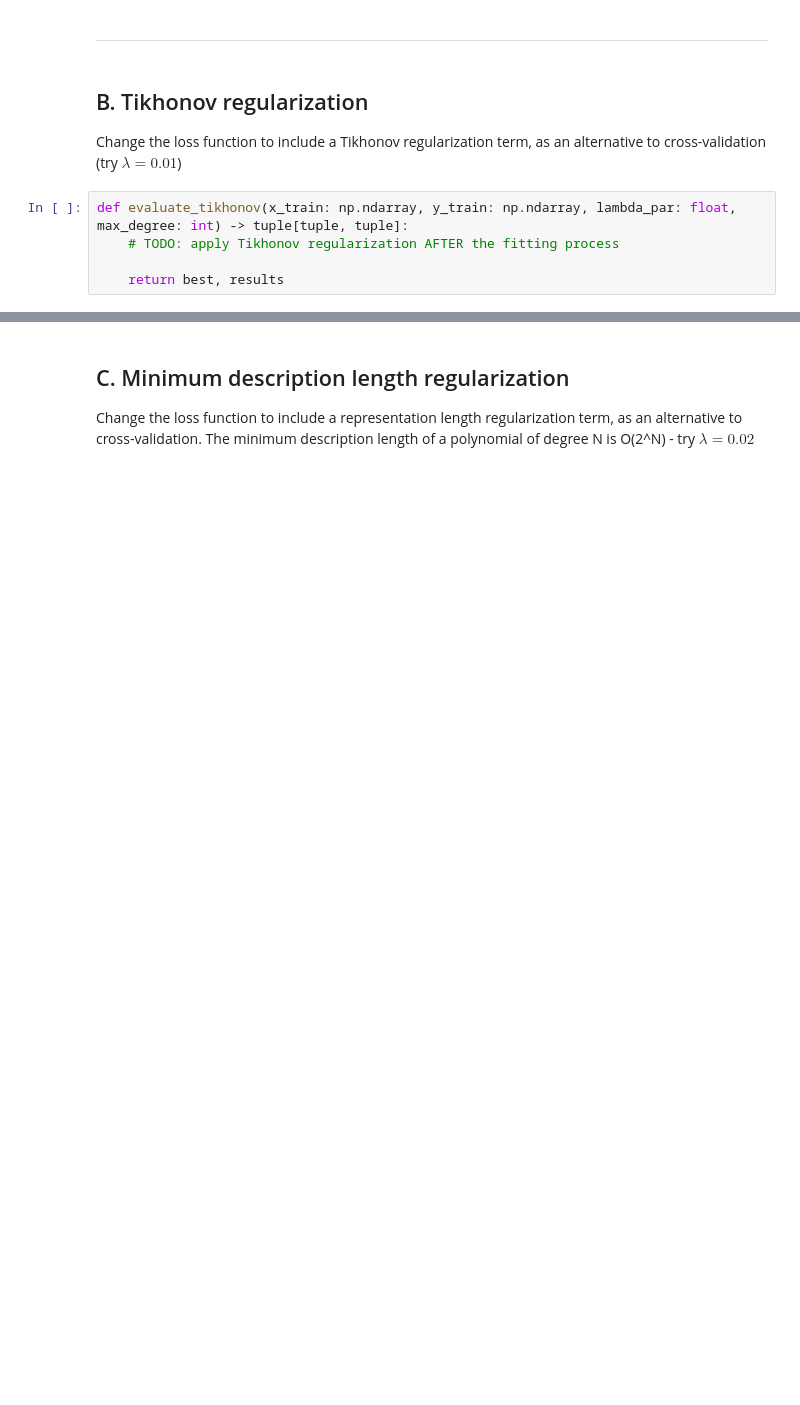
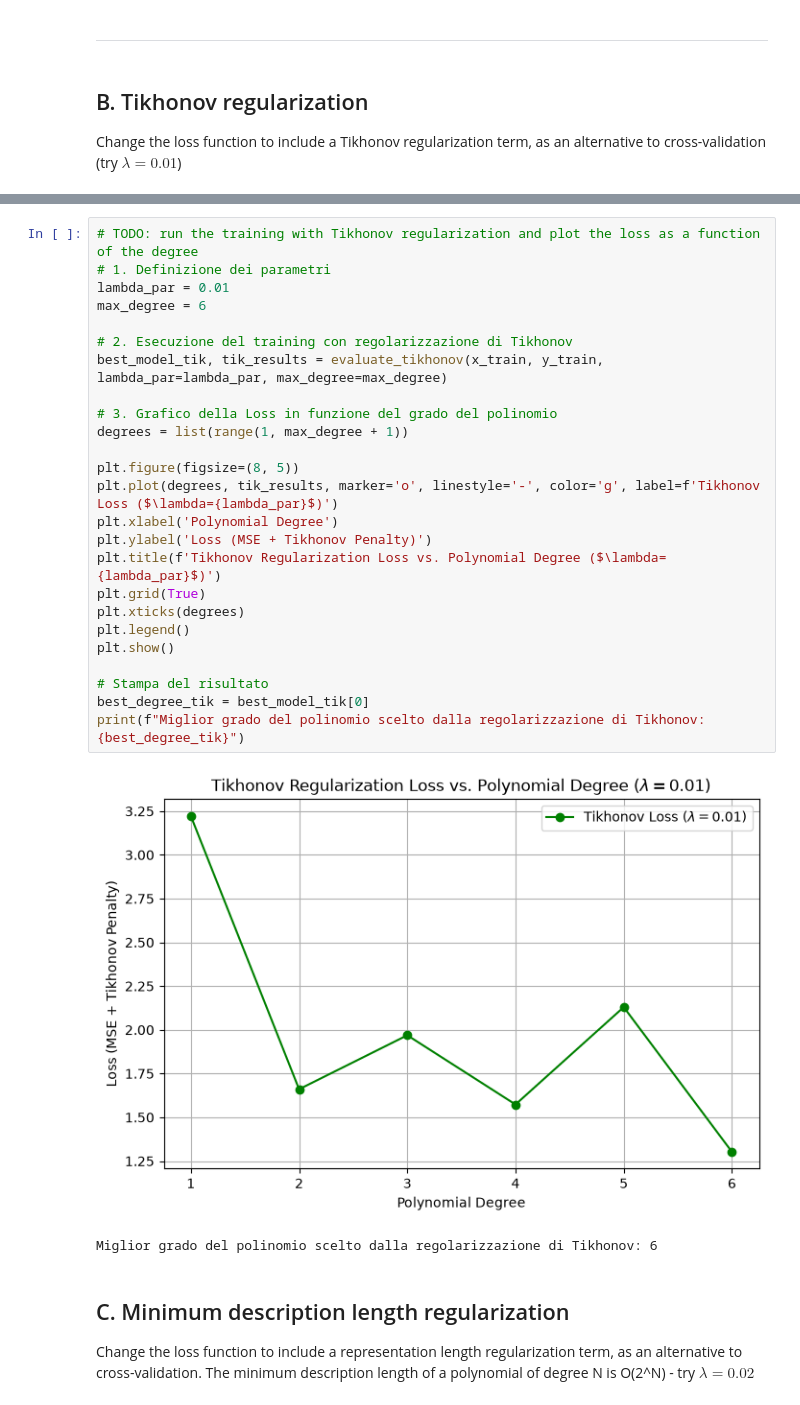
Before and after one commit to garelliloris/MachineLearning26-27, a Jupyter notebook: Lab 1 Model Selection-20261027/01_validation.ipynb, the cells around one changed output, grey strips where cells are left out. Saved outputs shown, nothing was run; the diff lists cells and outputs as text; blank space fills up the shorter version.

```diff
--- a/Lab 1 Model Selection-20261027/01_validation.ipynb
+++ b/Lab 1 Model Selection-20261027/01_validation.ipynb
@@ -119,8 +209,3 @@ TypeError: 'type' object is not subscriptable
 ## B. Tikhonov regularization
 
 Change the loss function to include a Tikhonov regularization term, as an alternative to cross-validation (try $\lambda=0.01$)
-# %%
-def evaluate_tikhonov(x_train: np.ndarray, y_train: np.ndarray, lambda_par: float, max_degree: int) -> tuple[tuple, tuple]:
-    # TODO: apply Tikhonov regularization AFTER the fitting process
-
-    return best, results
@@ -129,3 +242,31 @@ def evaluate_tikhonov(x_train: np.ndarray, y_train: np.ndarray, lambda_par: floa
+# %%
+# TODO: run the training with Tikhonov regularization and plot the loss as a function of the degree
+# 1. Definizione dei parametri
+lambda_par = 0.01
+max_degree = 6
+
+# 2. Esecuzione del training con regolarizzazione di Tikhonov
+best_model_tik, tik_results = evaluate_tikhonov(x_train, y_train, lambda_par=lambda_par, max_degree=max_degree)
+
+# 3. Grafico della Loss in funzione del grado del polinomio
+degrees = list(range(1, max_degree + 1))
+
+plt.figure(figsize=(8, 5))
+plt.plot(degrees, tik_results, marker='o', linestyle='-', color='g', label=f'Tikhonov Loss ($\lambda={lambda_par}$)')
+plt.xlabel('Polynomial Degree')
+plt.ylabel('Loss (MSE + Tikhonov Penalty)')
+plt.title(f'Tikhonov Regularization Loss vs. Polynomial Degree ($\lambda={lambda_par}$)')
+plt.grid(True)
+plt.xticks(degrees)
+plt.legend()
+plt.show()
+
+# Stampa del risultato
+best_degree_tik = best_model_tik[0]
+print(f"Miglior grado del polinomio scelto dalla regolarizzazione di Tikhonov: {best_degree_tik}")
+# %% [output]
+[figure, added]
+Miglior grado del polinomio scelto dalla regolarizzazione di Tikhonov: 6
 # %% [markdown]
 ## C. Minimum description length regularization
 
```
Also changed, not shown: parts of 15 cells of this notebook, 2 other files.
